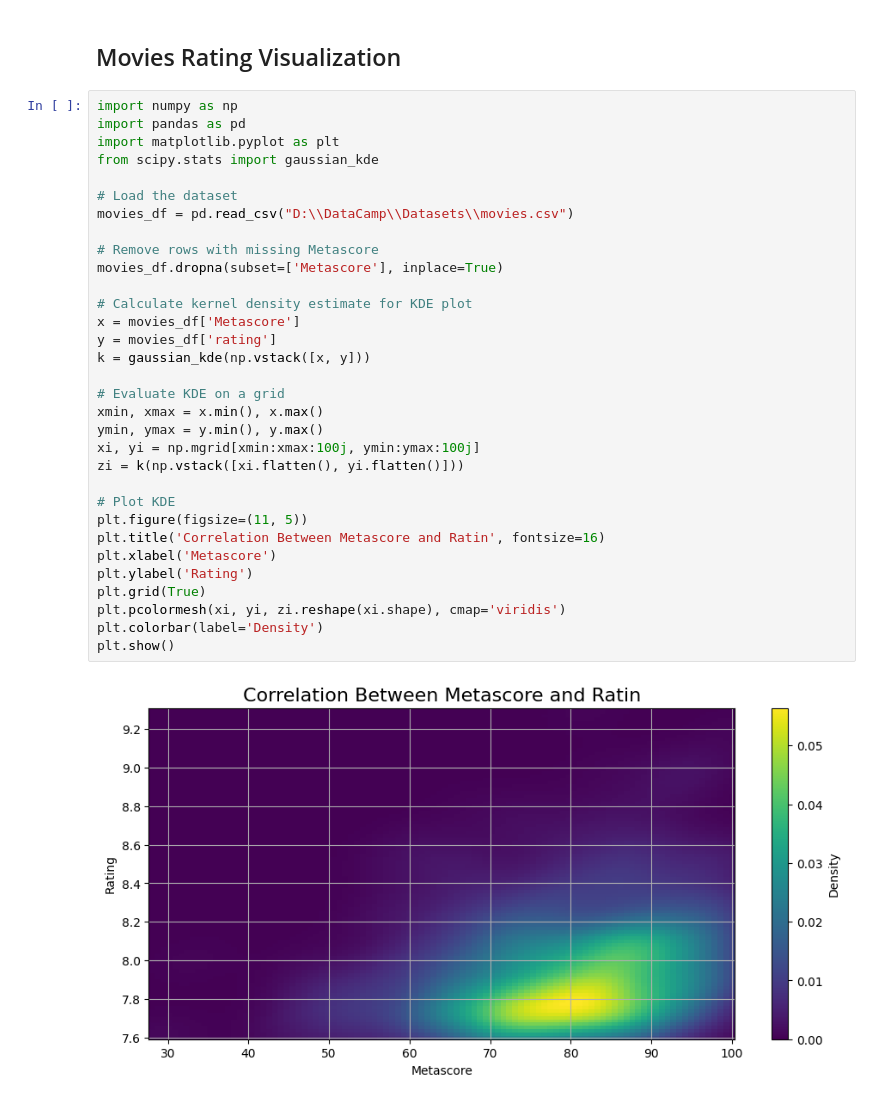
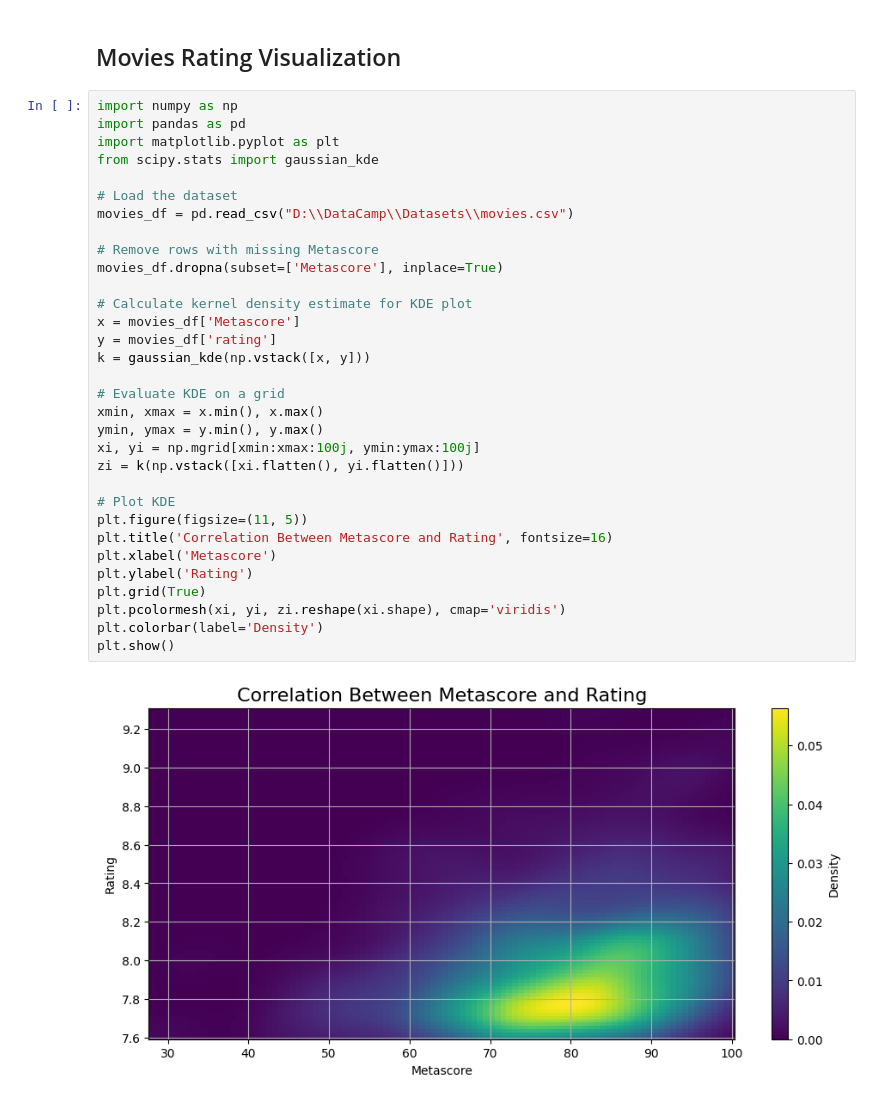
Before and after one commit to kelashkumar-iba/Movies-Rating-Visualization, a Jupyter notebook: Movies_Rating_Visualization.ipynb, the cells around one changed output. Saved outputs shown, nothing was run; the diff lists cells and outputs as text.

Commit message:
Movies Rating Visualization

```diff
--- a/Movies_Rating_Visualization.ipynb
+++ b/Movies_Rating_Visualization.ipynb
@@ -5,32 +5,32 @@ import numpy as np
 import pandas as pd
 import matplotlib.pyplot as plt
 from scipy.stats import gaussian_kde
 
 # Load the dataset
 movies_df = pd.read_csv("D:\\DataCamp\\Datasets\\movies.csv")
 
 # Remove rows with missing Metascore
 movies_df.dropna(subset=['Metascore'], inplace=True)
 
 # Calculate kernel density estimate for KDE plot
 x = movies_df['Metascore']
 y = movies_df['rating']
 k = gaussian_kde(np.vstack([x, y]))
 
 # Evaluate KDE on a grid
 xmin, xmax = x.min(), x.max()
 ymin, ymax = y.min(), y.max()
 xi, yi = np.mgrid[xmin:xmax:100j, ymin:ymax:100j]
 zi = k(np.vstack([xi.flatten(), yi.flatten()]))
 
 # Plot KDE
 plt.figure(figsize=(11, 5))
-plt.title('Correlation Between Metascore and Ratin', fontsize=16)
+plt.title('Correlation Between Metascore and Rating', fontsize=16)
 plt.xlabel('Metascore')
 plt.ylabel('Rating')
 plt.grid(True)
 plt.pcolormesh(xi, yi, zi.reshape(xi.shape), cmap='viridis')
 plt.colorbar(label='Density')
 plt.show()
 # %% [output]
-[figure, old version]
+[figure, new version]
```
